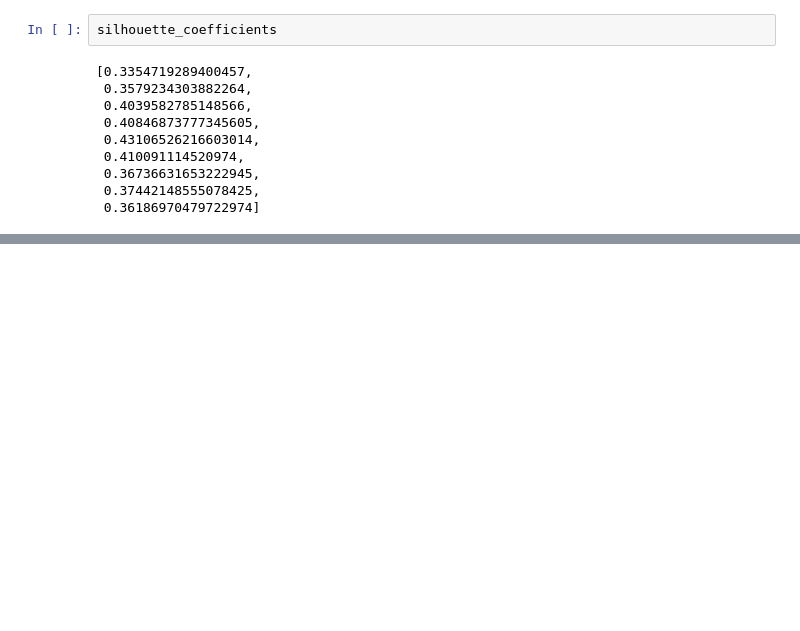
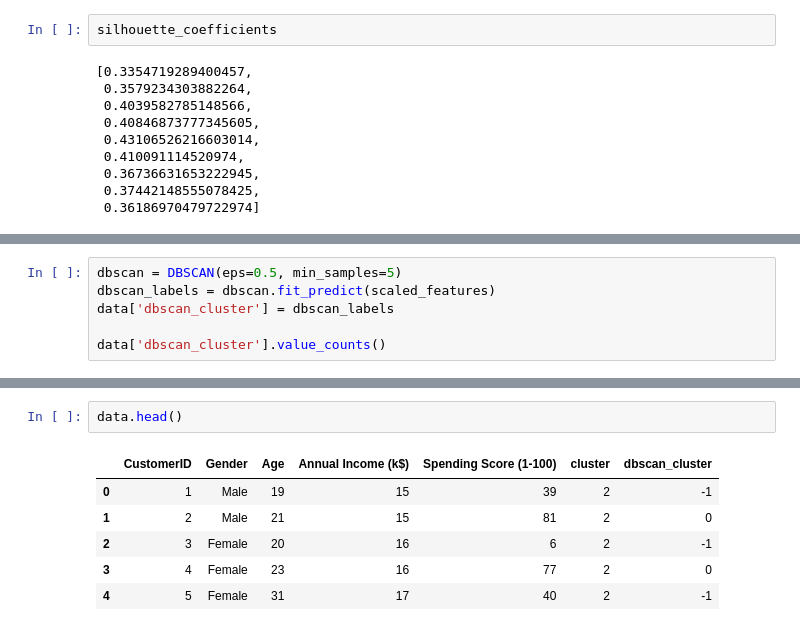
Before and after one commit to pointbreak6969/learn_machine_learning, a Jupyter notebook: unsupervised_learning/v_customersegmentation.ipynb, the cells around one changed output, grey strips where cells are left out. Cells and saved outputs as stored; diff of their text form; blank space fills up the shorter version.

```diff
--- a/unsupervised_learning/v_customersegmentation.ipynb
+++ b/unsupervised_learning/v_customersegmentation.ipynb
@@ -194,0 +198,6 @@ silhouette_coefficients
+# %%
+dbscan = DBSCAN(eps=0.5, min_samples=5)
+dbscan_labels = dbscan.fit_predict(scaled_features)
+data['dbscan_cluster'] = dbscan_labels
+
+data['dbscan_cluster'].value_counts()
@@ -194,0 +214,9 @@ silhouette_coefficients
+# %%
+data.head()
+# %% [output]
+|  | CustomerID | Gender | Age | Annual Income (k$) | Spending Score (1-100) | cluster | dbscan_cluster |
+| 0 | 1 | Male | 19 | 15 | 39 | 2 | -1 |
+| 1 | 2 | Male | 21 | 15 | 81 | 2 | 0 |
+| 2 | 3 | Female | 20 | 16 | 6 | 2 | -1 |
+| 3 | 4 | Female | 23 | 16 | 77 | 2 | 0 |
+| 4 | 5 | Female | 31 | 17 | 40 | 2 | -1 |
```
Also changed, not shown: parts of 6 cells of this notebook, 1 other file.
